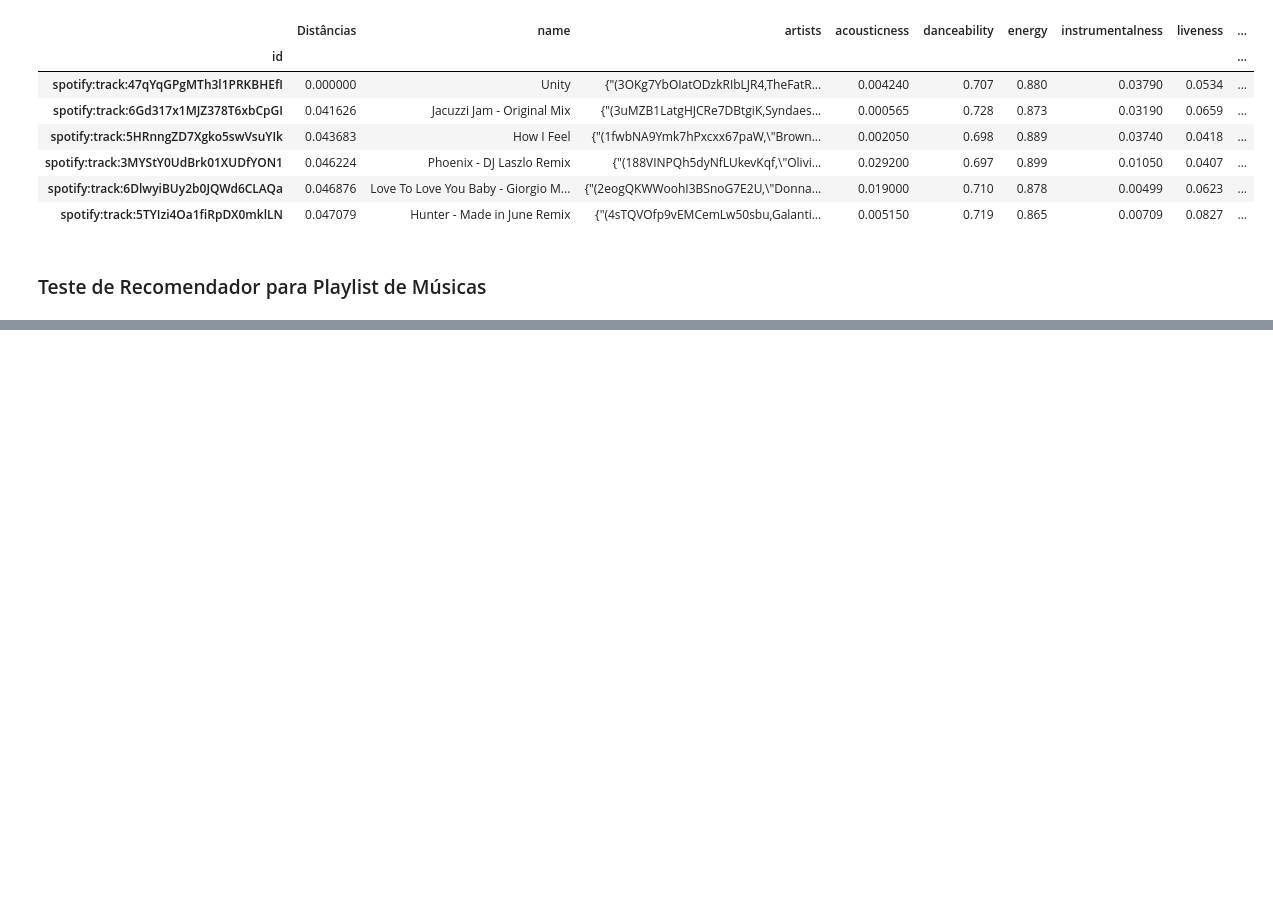
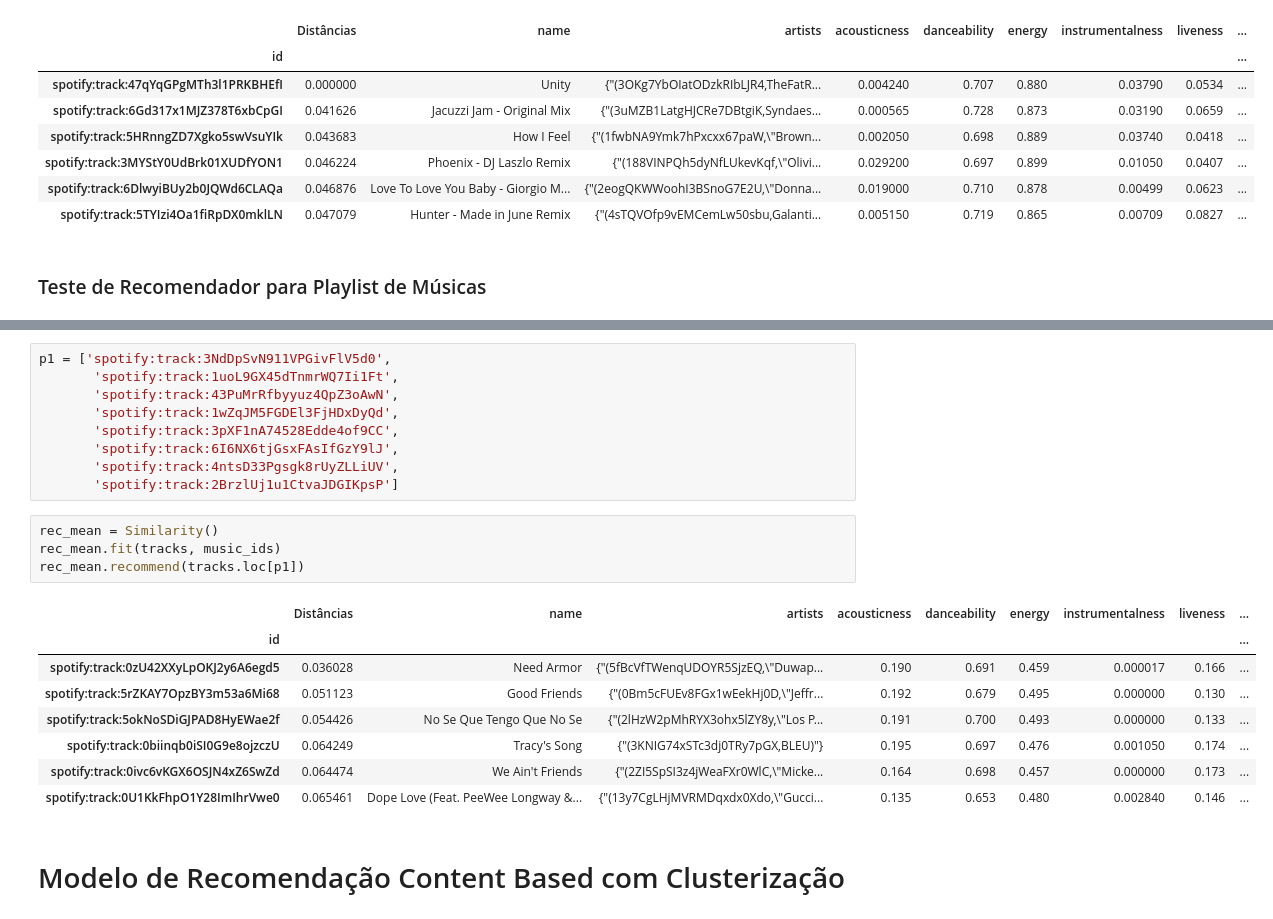
Before and after one commit to PauloFRC/SpotifyRecommender, a Jupyter notebook: models/Content Based Recommender System.ipynb, the cells around one changed output, grey strips where cells are left out. Drawn from its saved outputs; the diff is of its cells as text; blank space fills up the shorter version.

Commit message:
kmeans in contentbased

```diff
--- a/models/Content Based Recommender System.ipynb
+++ b/models/Content Based Recommender System.ipynb
@@ -252,0 +274,24 @@ AttributeError: 'ContentBasedEvaluator' object has no attribute 'evaluate'
+# %%
+p1 = ['spotify:track:3NdDpSvN911VPGivFlV5d0',
+       'spotify:track:1uoL9GX45dTnmrWQ7Ii1Ft',
+       'spotify:track:43PuMrRfbyyuz4QpZ3oAwN',
+       'spotify:track:1wZqJM5FGDEl3FjHDxDyQd',
+       'spotify:track:3pXF1nA74528Edde4of9CC',
+       'spotify:track:6I6NX6tjGsxFAsIfGzY9lJ',
+       'spotify:track:4ntsD33Pgsgk8rUyZLLiUV',
+       'spotify:track:2BrzlUj1u1CtvaJDGIKpsP']
+# %%
+rec_mean = Similarity()
+rec_mean.fit(tracks, music_ids)
+rec_mean.recommend(tracks.loc[p1])
+# %% [output]
+|  | Distâncias | name | artists | acousticness | danceability | energy | instrumentalness | liveness | ... |
+| id |  |  |  |  |  |  |  |  | ... |
+| spotify:track:0zU42XXyLpOKJ2y6A6egd5 | 0.036028 | Need Armor | {"(5fBcVfTWenqUDOYR5SjzEQ,\"Duwap... | 0.190 | 0.691 | 0.459 | 0.000017 | 0.166 | ... |
+| spotify:track:5rZKAY7OpzBY3m53a6Mi68 | 0.051123 | Good Friends | {"(0Bm5cFUEv8FGx1wEekHj0D,\"Jeffr... | 0.192 | 0.679 | 0.495 | 0.000000 | 0.130 | ... |
+| spotify:track:5okNoSDiGJPAD8HyEWae2f | 0.054426 | No Se Que Tengo Que No Se | {"(2lHzW2pMhRYX3ohx5lZY8y,\"Los P... | 0.191 | 0.700 | 0.493 | 0.000000 | 0.133 | ... |
+| spotify:track:0biinqb0iSI0G9e8ojzczU | 0.064249 | Tracy's Song | {"(3KNIG74xSTc3dj0TRy7pGX,BLEU)"} | 0.195 | 0.697 | 0.476 | 0.001050 | 0.174 | ... |
+| spotify:track:0ivc6vKGX6OSJN4xZ6SwZd | 0.064474 | We Ain't Friends | {"(2ZI5SpSI3z4jWeaFXr0WlC,\"Micke... | 0.164 | 0.698 | 0.457 | 0.000000 | 0.173 | ... |
+| spotify:track:0U1KkFhpO1Y28ImIhrVwe0 | 0.065461 | Dope Love (Feat. PeeWee Longway &... | {"(13y7CgLHjMVRMDqxdx0Xdo,\"Gucci... | 0.135 | 0.653 | 0.480 | 0.002840 | 0.146 | ... |
+# %% [markdown]
+# Modelo de Recomendação Content Based com Clusterização
```
Also changed, not shown: parts of 8 cells of this notebook, 1 other file.
